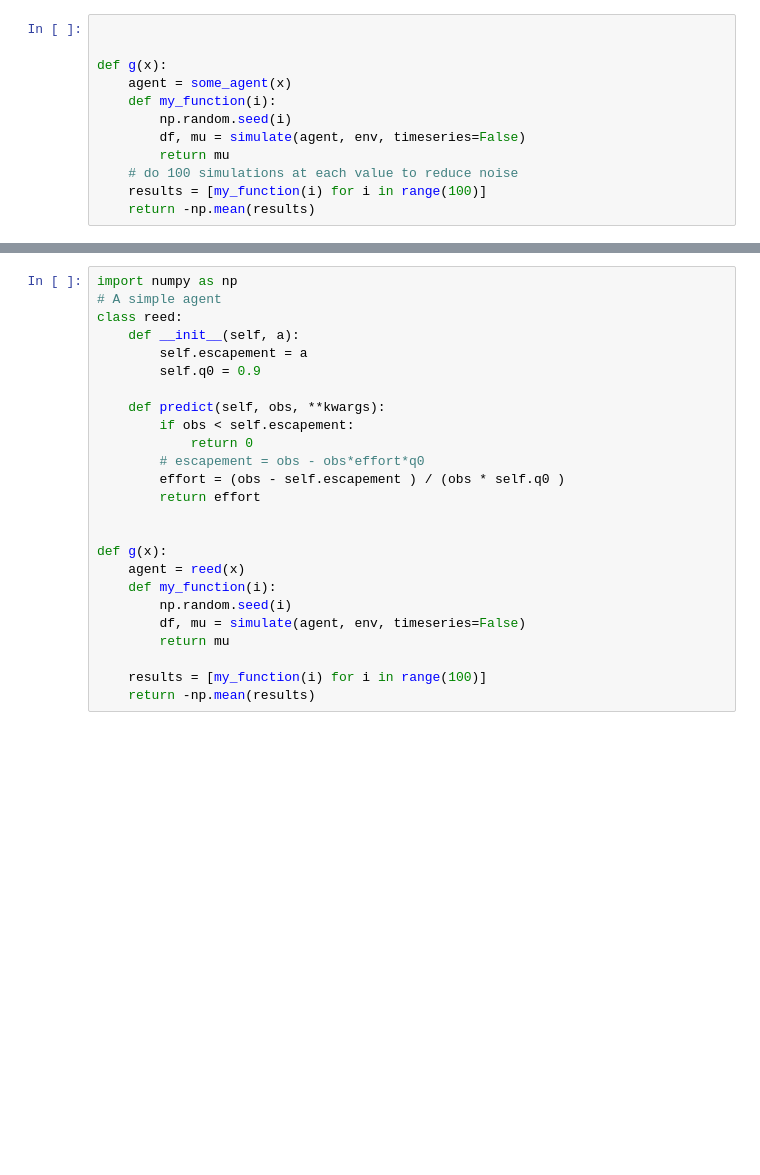
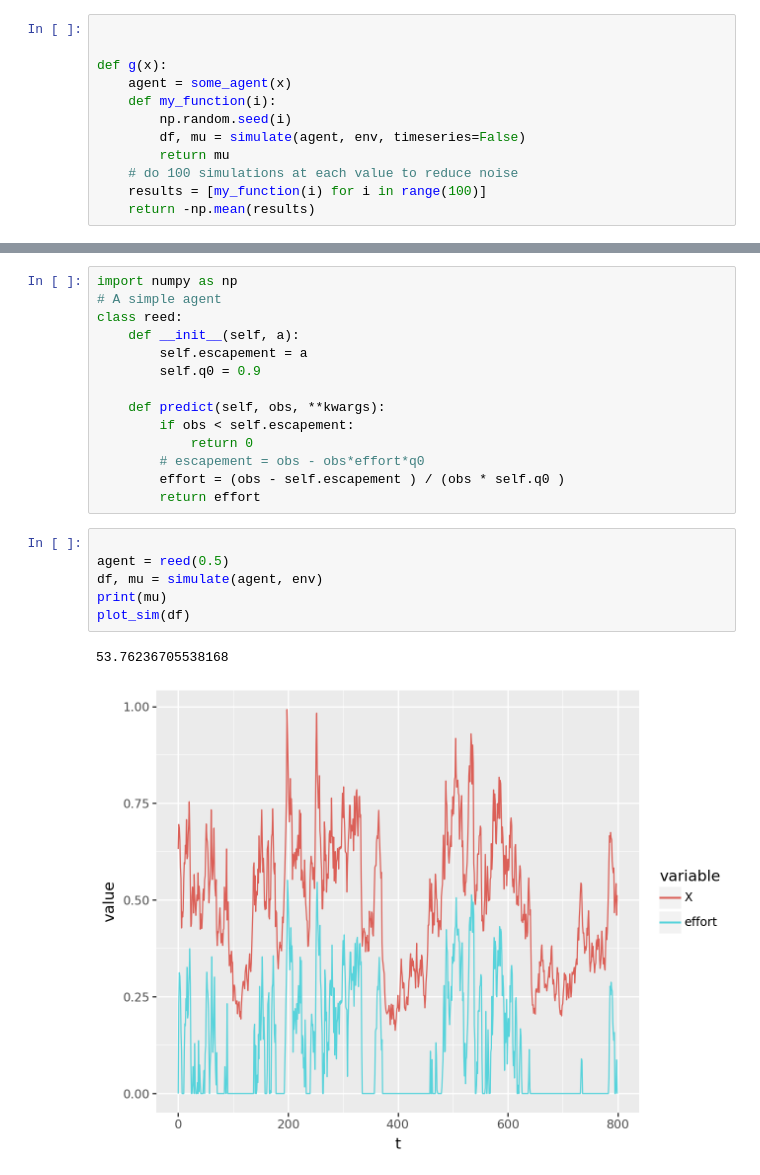
Before and after one commit to cboettig/rl-minicourse, a Jupyter notebook: management-strategy-eval.ipynb, the cells around one changed output, grey strips where cells are left out. Drawn from its saved outputs; the diff is of its cells as text; blank space fills up the shorter version.

```diff
--- a/management-strategy-eval.ipynb
+++ b/management-strategy-eval.ipynb
@@ -94,16 +91,14 @@ class reed:
         # escapement = obs - obs*effort*q0
         effort = (obs - self.escapement ) / (obs * self.q0 )
         return effort
-
-
-def g(x):
-    agent = reed(x)
-    def my_function(i):
-        np.random.seed(i)
-        df, mu = simulate(agent, env, timeseries=False)
-        return mu
-
-    results = [my_function(i) for i in range(100)]
-    return -np.mean(results)
+# %%
+
+agent = reed(0.5)
+df, mu = simulate(agent, env)
+print(mu)
+plot_sim(df)
+# %% [output]
+53.76236705538168
+[figure, added]
 # %%
 %%time
```
Also changed, not shown: parts of 11 cells of this notebook, 3 other files.
